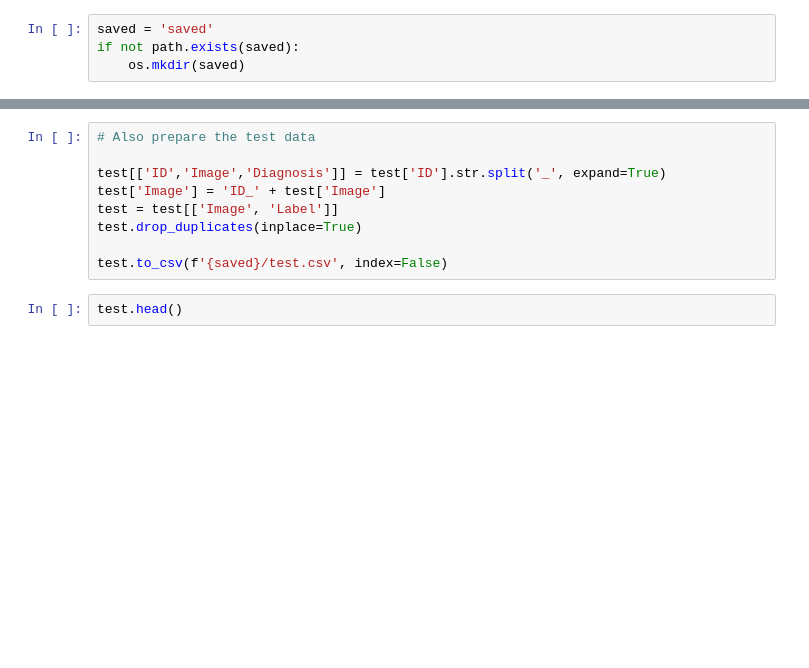
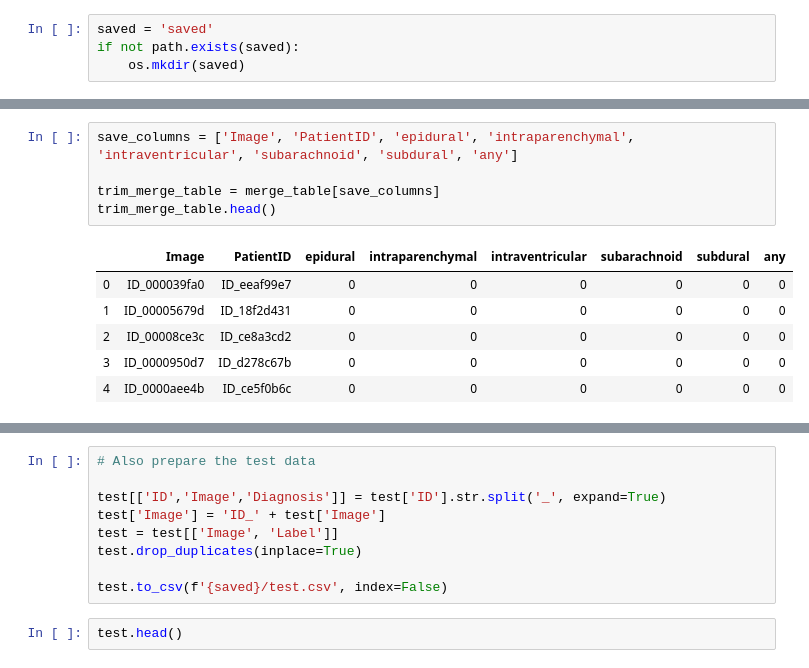
Before and after one commit to steermomo/kaggle-rsna, a Jupyter notebook: 02_checkData&makeLoader.ipynb, the cells around one changed output, grey strips where cells are left out. Cells and saved outputs as stored; diff of their text form; blank space fills up the shorter version.

```diff
--- a/02_checkData&makeLoader.ipynb
+++ b/02_checkData&makeLoader.ipynb
@@ -95,0 +142,12 @@ val.to_csv(f'{saved}/val.csv', index=False)
+# %%
+save_columns = ['Image', 'PatientID', 'epidural', 'intraparenchymal', 'intraventricular', 'subarachnoid', 'subdural', 'any']
+
+trim_merge_table = merge_table[save_columns]
+trim_merge_table.head()
+# %% [output]
+|  | Image | PatientID | epidural | intraparenchymal | intraventricular | subarachnoid | subdural | any |
+| 0 | ID_000039fa0 | ID_eeaf99e7 | 0 | 0 | 0 | 0 | 0 | 0 |
+| 1 | ID_00005679d | ID_18f2d431 | 0 | 0 | 0 | 0 | 0 | 0 |
+| 2 | ID_00008ce3c | ID_ce8a3cd2 | 0 | 0 | 0 | 0 | 0 | 0 |
+| 3 | ID_0000950d7 | ID_d278c67b | 0 | 0 | 0 | 0 | 0 | 0 |
+| 4 | ID_0000aee4b | ID_ce5f0b6c | 0 | 0 | 0 | 0 | 0 | 0 |
```
Also changed, not shown: parts of 28 cells of this notebook, 6 other files.
